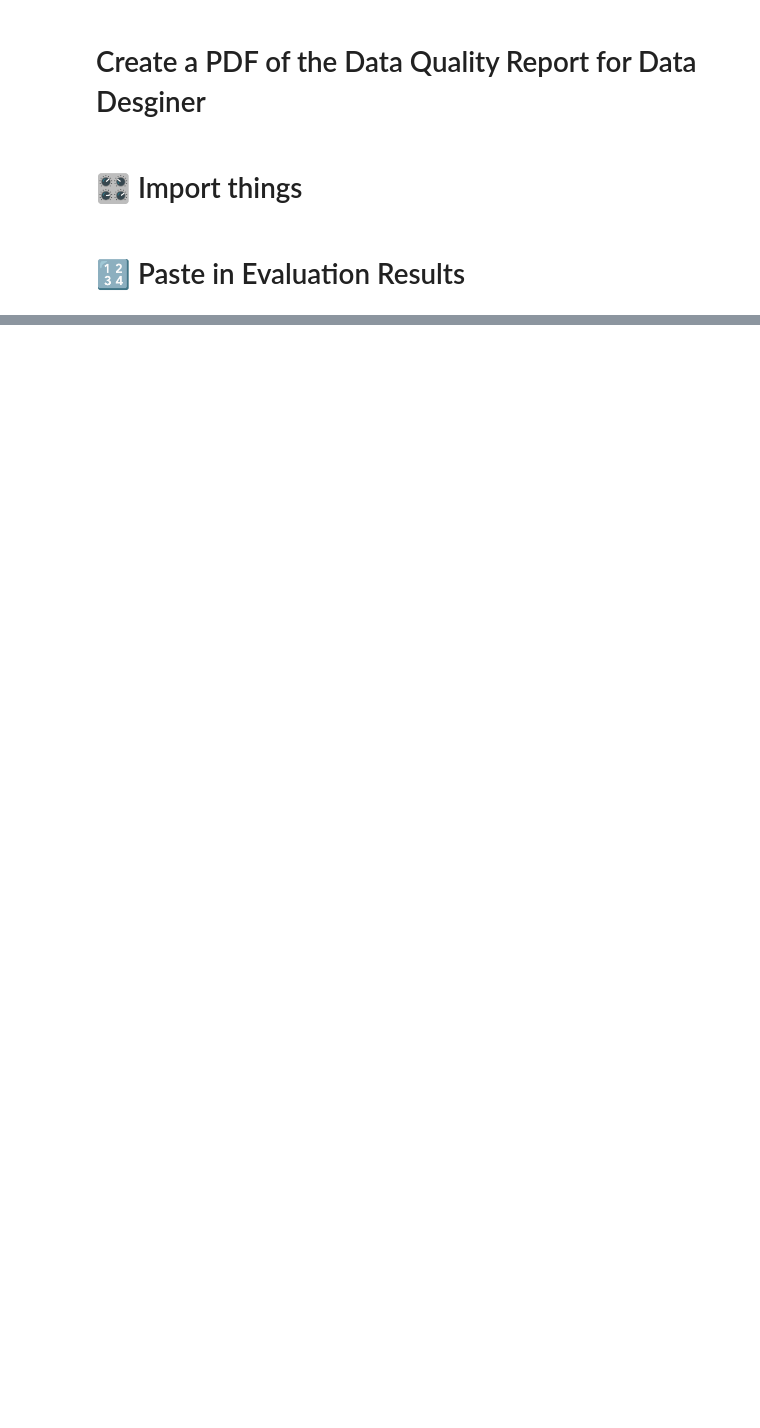
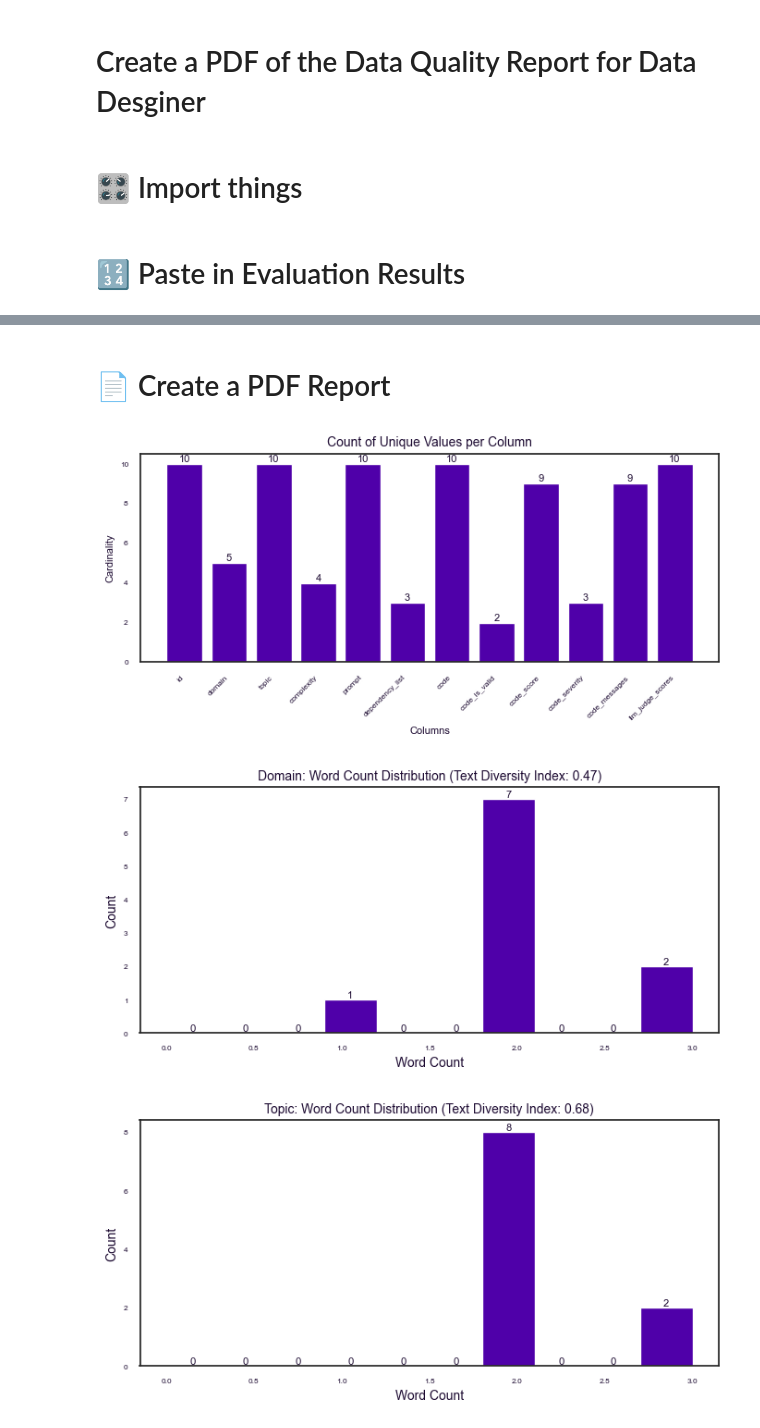
Before and after one commit to gretelai/navigator-helpers, a Jupyter notebook: navigator_helpers/tasks/evaluation/create_pdf_report.ipynb, the cells around one changed output, grey strips where cells are left out. Saved outputs shown, nothing was run; the diff lists cells and outputs as text; code cells hidden in the pictures; blank space fills up the shorter version.

Commit message:
make updates to the report

```diff
--- a/navigator_helpers/tasks/evaluation/create_pdf_report.ipynb
+++ b/navigator_helpers/tasks/evaluation/create_pdf_report.ipynb
@@ -356,3 +363,5 @@ llm_suite = GretelLLMSuite()
 # # results = BaseEvaluationTaskSuite(llm_suite, dataset_df, code_lang, eval_kwargs).evaluate_all()
 
 # pprint(results)
+# %% [markdown]
+# 📄 Create a PDF Report
@@ -1098,2 +1109,28 @@ def create_report_pdf(data: Dict[str, Any], output_filename: str = 'enhanced_dat
+# %%
+def save_buffer_as_pdf(buffer: BytesIO, output_filename: str) -> None:
+    """
+    Saves the content of a BytesIO buffer as a PDF file.
+
+    Args:
+        buffer (BytesIO): The buffer containing PDF data in memory.
+        output_filename (str): The filename where the PDF should be saved.
+    """
+    with open(output_filename, 'wb') as f:
+        f.write(buffer.getvalue())
+
+def generate_and_save_pdf(data: Dict[str, Any], output_filename: str = 'enhanced_data_quality_report.pdf') -> None:
+    """
+    Generates a PDF report from data and saves it to a specified file.
+
+    Args:
+        data (Dict[str, Any]): The data to include in the report.
+        output_filename (str): The filename where the PDF should be saved. Defaults to 'enhanced_data_quality_report.pdf'.
+    """
+    buffer = create_report_pdf(data)
+    save_buffer_as_pdf(buffer, output_filename)
 # %%
-create_report_pdf(results, 'data_quality_report.pdf')
+generate_and_save_pdf(results, 'data_quality_report.pdf')
+# %% [output]
+[figure, added]
+[figure, added]
+[figure, added]
```
Also changed, not shown: parts of 5 cells of this notebook, 1 other file.
